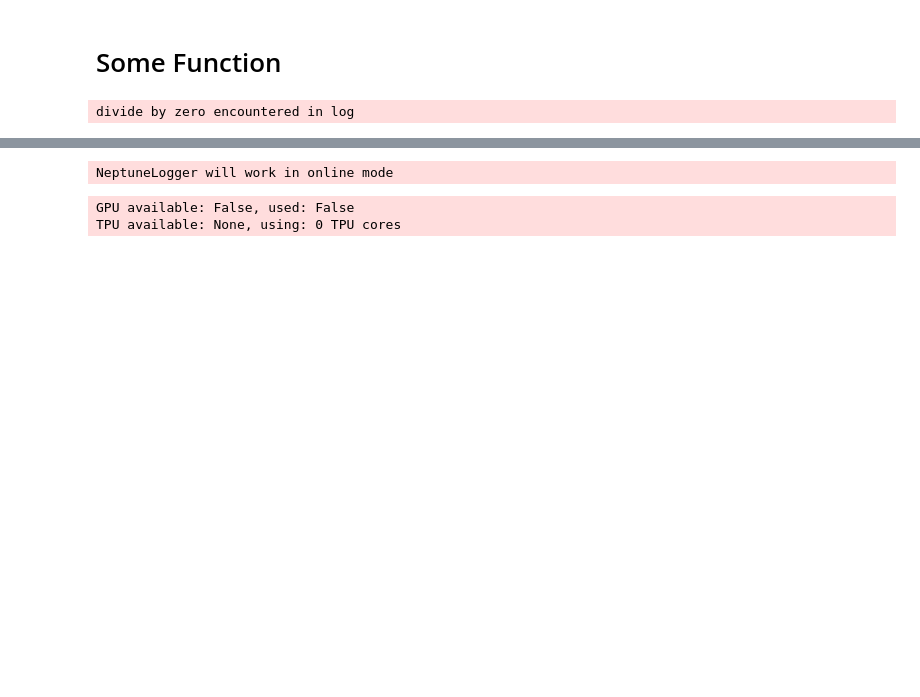
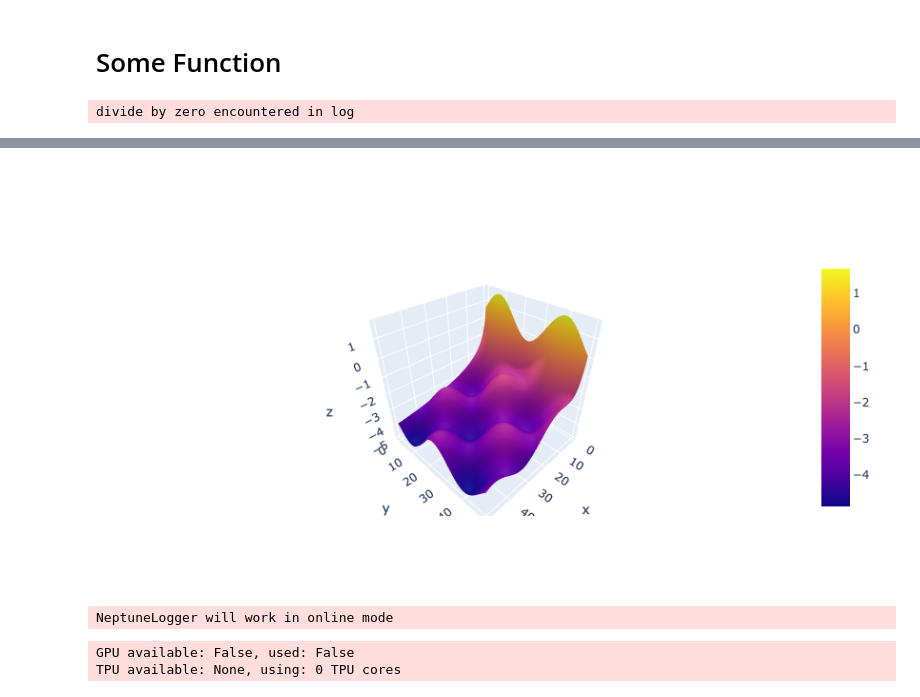
Before and after one commit to Arseni1919/ND_sandbox, a Jupyter notebook: NN/Simple_NN.ipynb, the cells around one changed output, grey strips where cells are left out. Saved outputs shown, nothing was run; the diff lists cells and outputs as text; code cells hidden in the pictures; blank space fills up the shorter version.

```diff
--- a/NN/Simple_NN.ipynb
+++ b/NN/Simple_NN.ipynb
@@ -19,13 +22,14 @@ x = np.linspace(0.0, scale, num=100)
 y = np.linspace(0.0, scale, num=100)
 z = np.zeros((len(x),len(y)))
 
+def y_func(a, b):
+    return np.sin( a / 5) * np.cos( b / 5) - np.log(b)
+
 for i_indx, i in enumerate(x):
     for j_indx, j in enumerate(y):
 #         z[i,j] = np.log(i) + np.log(j)
-        z[i_indx,j_indx] = np.sin( i / 5) * np.cos( j / 5) - np.log(i)
+        z[i_indx,j_indx] = y_func(i, j)
 #         z[i_indx,j_indx] = np.sin(10*(i**2+j**2))/10.0
-
-
 
 fig = go.Figure(
     data=go.Surface(x=x,y=y,z=z)
@@ -37,3 +40,4 @@ divide by zero encountered in log
+[figure, added]
 # %%
 class ALGLightningModule(pl.LightningModule):
 
```
Also changed, not shown: parts of 2 cells of this notebook.
